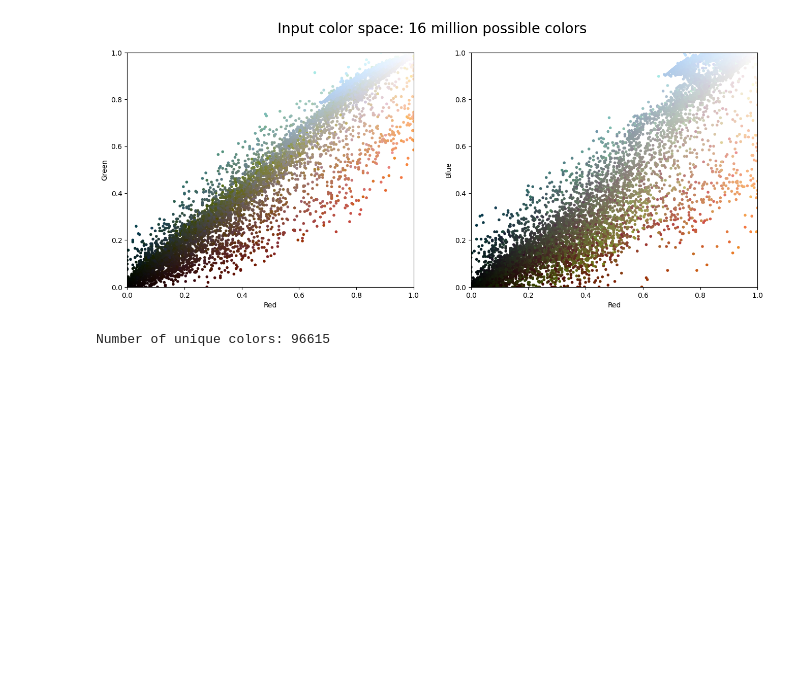
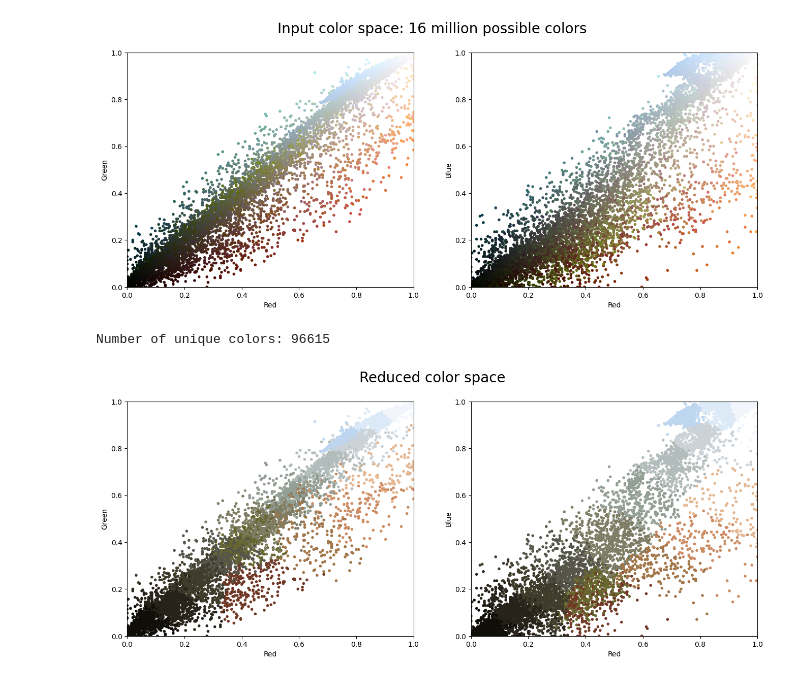
Before and after one commit to ghadfield32/kmeans, a Jupyter notebook: simplilearn_color_compress_kmeans_ex.ipynb, the cells around one changed output. Cells and saved outputs as stored; diff of their text form; code cells hidden in the pictures; blank space fills up the shorter version.

```diff
--- a/simplilearn_color_compress_kmeans_ex.ipynb
+++ b/simplilearn_color_compress_kmeans_ex.ipynb
@@ -79,19 +86,20 @@ plot_pixels(normalized_data, title='Input color space: 16 million possible color
 # %%
 import warnings; warnings.simplefilter('ignore') #fixes warnings
 
 from sklearn.cluster import MiniBatchKMeans     # MiniBatchKMeans
 
 # Determine the number of unique colors in the image
 num_unique_colors = len(np.unique(normalized_data, axis=0))
 print("Number of unique colors: {0}".format(num_unique_colors))
 
-kmeans = MiniBatchKMeans(n_clusters=num_unique_colors, random_state=0, batch_size=100, max_iter=10).fit(normalized_data)
+kmeans = MiniBatchKMeans(n_clusters=16, random_state=0, batch_size=100, max_iter=10).fit(normalized_data)
 
 new_colors = kmeans.cluster_centers_[kmeans.predict(normalized_data)]   # Predict colors
 
 plot_pixels(normalized_data, colors=new_colors, title='Reduced color space') # Plot colors
 # %% [output]
 Number of unique colors: 96615
+[figure, added]
 # %%
 china_recolored = new_colors.reshape(china.shape)       # Reshape to match the original image dimensions
 
```
Also changed, not shown: parts of 3 cells of this notebook.
